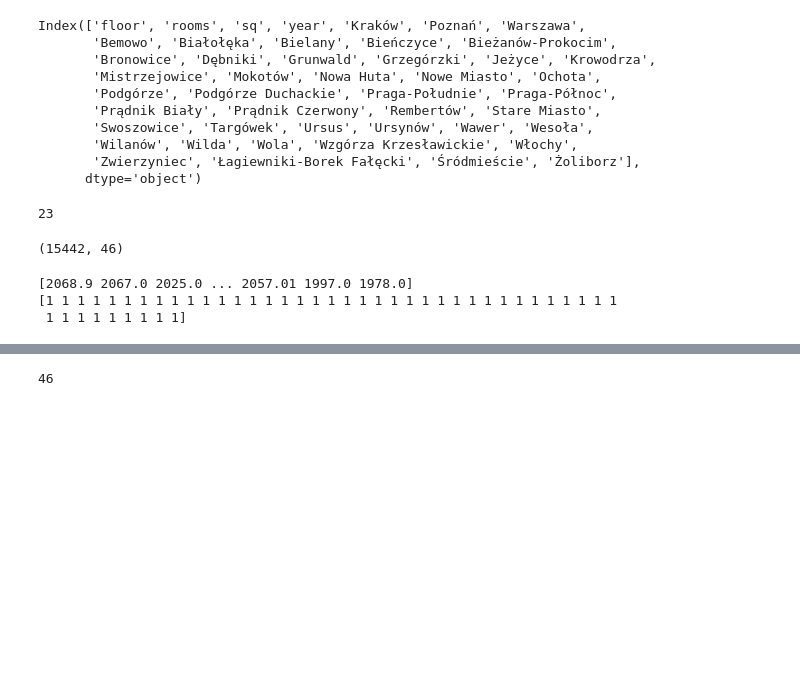
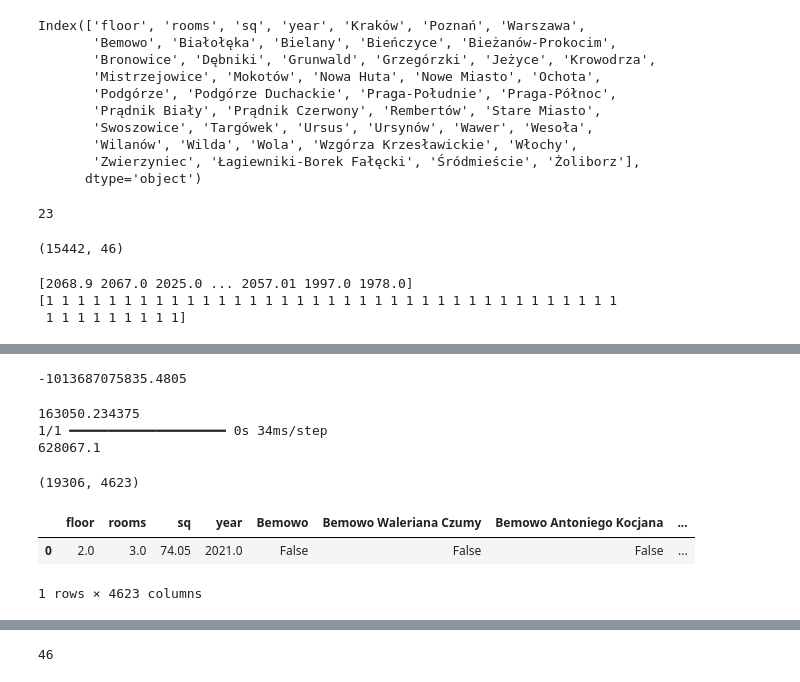
Before and after one commit to Pawel-Jurek/House_Prices_Estimating, a Jupyter notebook: modeling/modeling.ipynb, the cells around one changed output, grey strips where cells are left out. Saved outputs shown, nothing was run; the diff lists cells and outputs as text; code cells hidden in the pictures; blank space fills up the shorter version.

```diff
--- a/modeling/modeling.ipynb
+++ b/modeling/modeling.ipynb
@@ -762,0 +850,37 @@ Epoch 7/300
+# %%
+# Tutaj dla modelu LinearRegression
+lr_clf_1 = LinearRegression()
+lr_clf_1.fit(X1_train, y1_train)
+lr_clf_1.score(X1_test, y1_test)
+# %% [output]
+-1013687075835.4805
+# %%
+# Właściwa cena 414600.0
+print(predict_price_simple_lr('Kraków','Nowa Huta Czyżyny ul. Woźniców', 2.0, 1.0, 34.55, 2022.0, lr_clf_1, X1))
+print(predict_price_simple_tf('Kraków','Nowa Huta Czyżyny ul. Woźniców', 2.0, 1.0, 34.55, 2022.0, ann_model_1, X1))
+# %% [output]
+163050.234375
+1/1 ━━━━━━━━━━━━━━━━━━━━ 0s 34ms/step
+628067.1
+# %%
+# Iteracja II - po usunięciu outlinerów cenowych
+dummies = pd.get_dummies(df6.address)
+second_it_df = pd.concat([df6,dummies],axis='columns')
+
+dummies = pd.get_dummies(df6.city)
+second_it_df = pd.concat([second_it_df,dummies],axis='columns')
+
+X2 = second_it_df.drop(['address', 'price', 'city', 'latitude', 'longitude', 'price_per_sq'], axis='columns')
+X2_columns = X2.columns
+
+y2 = second_it_df.price
+
+X2_train, X2_test, y2_train, y2_test = train_test_split(X2,y2,test_size=0.2,random_state = 10)
+
+print(X2.shape)
+X2.head(1)
+# %% [output]
+(19306, 4623)
+|  | floor | rooms | sq | year | Bemowo | Bemowo Waleriana Czumy | Bemowo Antoniego Kocjana | ... |
+| 0 | 2.0 | 3.0 | 74.05 | 2021.0 | False | False | False | ... |
+1 rows × 4623 columns
```
Also changed, not shown: parts of 10 cells of this notebook.
